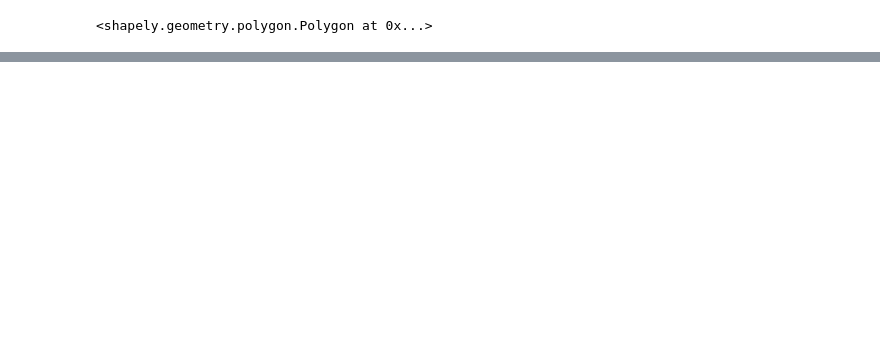
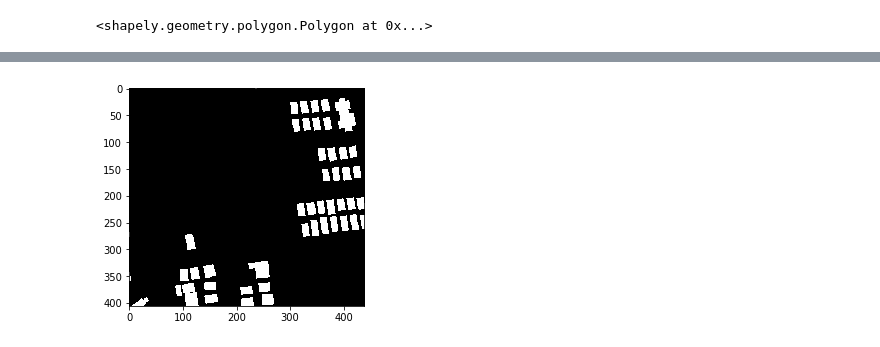
Before and after one commit to rcdilorenzo/abfs, a Jupyter notebook: EDA.ipynb, the cells around one changed output, grey strips where cells are left out. Saved outputs shown, nothing was run; the diff lists cells and outputs as text; code cells hidden in the pictures; blank space fills up the shorter version.

```diff
--- a/EDA.ipynb
+++ b/EDA.ipynb
@@ -42,0 +129,5 @@ plt.show()
+# %%
+plt.imshow(data.mask_for('AOI_1_RIO_img5792'), cmap='gray')
+plt.show()
+# %% [output]
+[figure, added]
```
Also changed, not shown: parts of 7 cells of this notebook, 11 other files.
